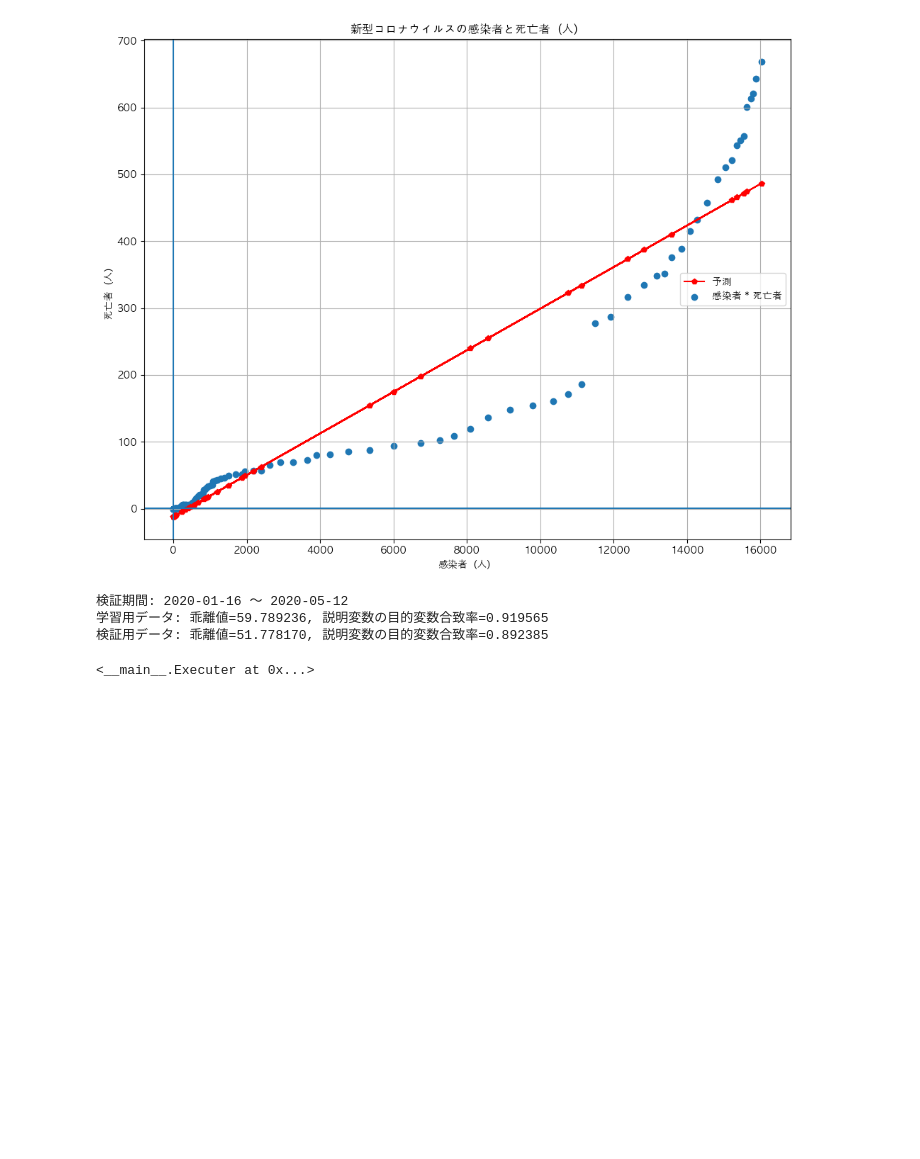
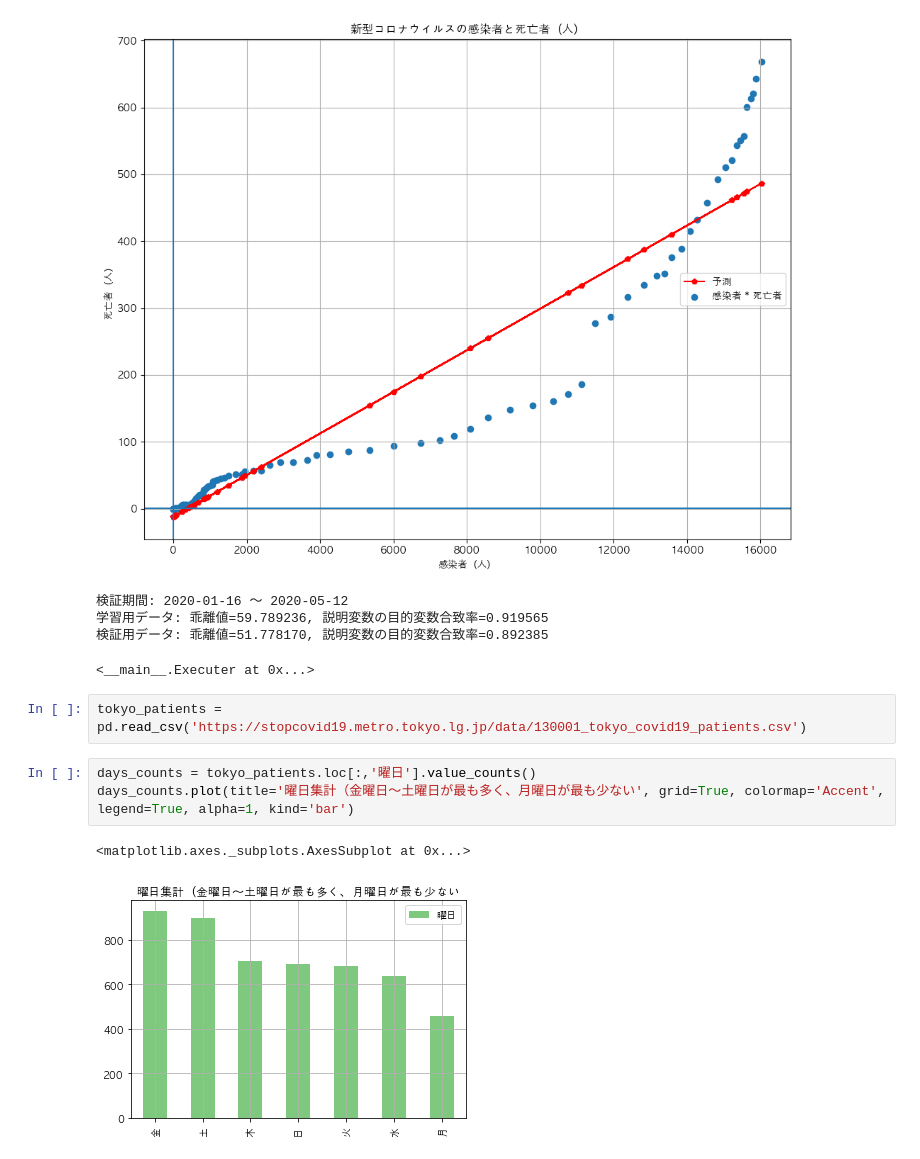
Before and after one commit to sin-to-jin/covid-19-machine-learning, a Jupyter notebook: src/Init-Analysis-Public.ipynb, the cells around one changed output. Cells and saved outputs as stored; diff of their text form; blank space fills up the shorter version.

Commit message:
add tokyo analysis.

```diff
--- a/src/Init-Analysis-Public.ipynb
+++ b/src/Init-Analysis-Public.ipynb
@@ -125,3 +125,11 @@ Executer(Covid19().execute())
 学習用データ: 乖離値=59.789236, 説明変数の目的変数合致率=0.919565
 検証用データ: 乖離値=51.778170, 説明変数の目的変数合致率=0.892385
 <__main__.Executer at 0x...>
+# %%
+tokyo_patients = pd.read_csv('https://stopcovid19.metro.tokyo.lg.jp/data/130001_tokyo_covid19_patients.csv')
+# %%
+days_counts = tokyo_patients.loc[:,'曜日'].value_counts()
+days_counts.plot(title='曜日集計（金曜日〜土曜日が最も多く、月曜日が最も少ない', grid=True, colormap='Accent', legend=True, alpha=1, kind='bar')
+# %% [output]
+<matplotlib.axes._subplots.AxesSubplot at 0x...>
+[figure, added]
```
Also changed, not shown: parts of 3 cells of this notebook.
